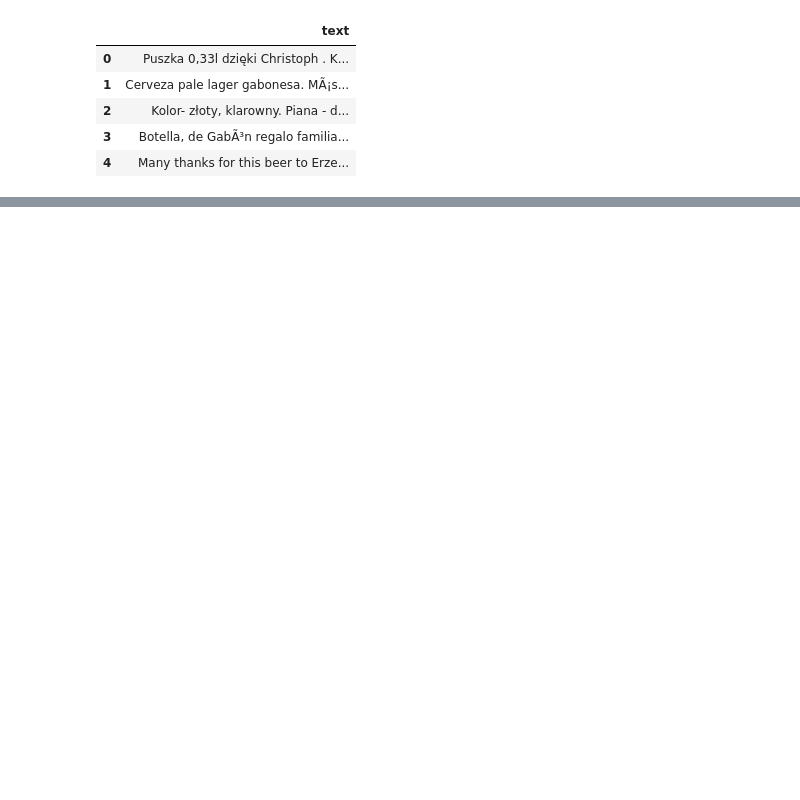
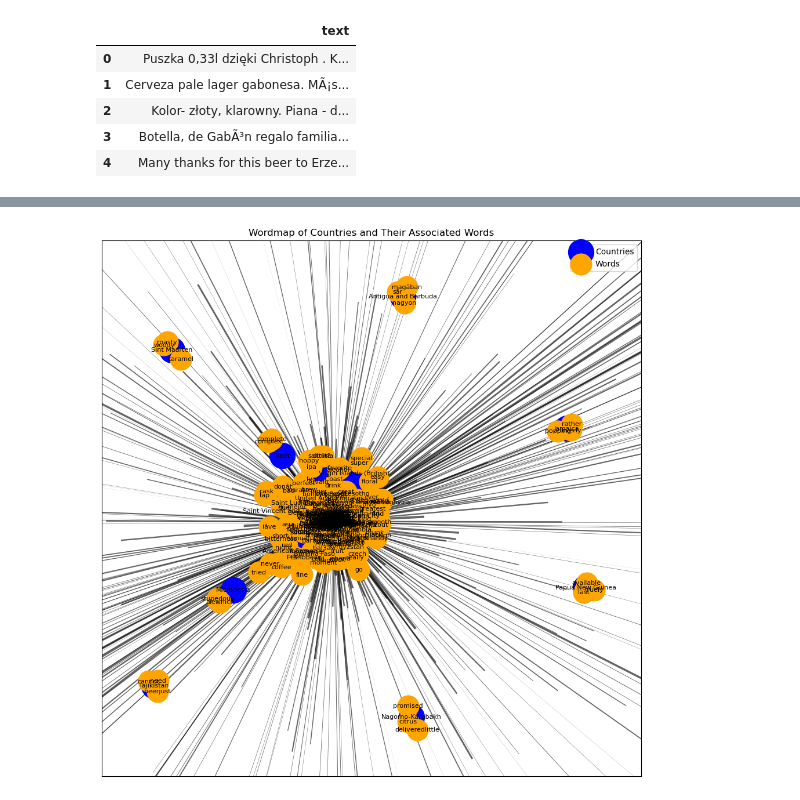
Before and after one commit to epfl-ada/ada-2024-project-sadamasochists, a Jupyter notebook: analysis/NLP.ipynb, the cells around one changed output, grey strips where cells are left out. Cells and saved outputs as stored; diff of their text form; code cells hidden in the pictures; blank space fills up the shorter version.

```diff
--- a/analysis/NLP.ipynb
+++ b/analysis/NLP.ipynb
@@ -67,0 +326,2 @@ df_ratings_text.head(5)
+# %%
+df['tokens_flat'] = df['tokens'].apply(lambda x: [item for sublist in x for item in sublist])
@@ -67,0 +350,3 @@ df_ratings_text.head(5)
+# %%
+# sort the df by country then by count
+histogram_df = histogram_df.sort_values(by=['country', 'count'], ascending=False)
@@ -67,0 +362,9 @@ df_ratings_text.head(5)
+# %%
+# show the top words for each country
+countries = histogram_df['country'].unique()
+top_words_per_country = pd.DataFrame(columns=['country', 'word', 'count'])
+for country in countries:
+    top_words_per_country = pd.concat([top_words_per_country, histogram_df[histogram_df['country'] == country].head(10)])
+# %%
+# for each country take the top 1 word (unless it's empty: '' or ' ') and drop duplicates
+top_words_per_country = top_words_per_country.where(top_words_per_country['word'] != '').where(top_words_per_country['word'] != ' ').groupby('country').head(3)
@@ -67,0 +404,41 @@ df_ratings_text.head(5)
+# %%
+
+# Create a wordmap using networkx
+G = nx.Graph()
+
+# Add countries and words as nodes
+countries = top_words_per_country['country'].unique()
+words = top_words_per_country['word'].unique()
+G.add_nodes_from(countries, type='country')
+G.add_nodes_from(words, type='word')
+
+# Add edges with weights based on count
+for _, row in top_words_per_country.iterrows():
+    G.add_edge(row['country'], row['word'], weight=row['count'])
+
+# Plot the graph
+plt.figure(figsize=(12, 12))
+
+# Generate positions for nodes
+pos = nx.spring_layout(G, seed=42)
+
+# Draw nodes with different colors based on type
+country_nodes = [node for node, attr in G.nodes(data=True) if attr['type'] == 'country']
+word_nodes = [node for node, attr in G.nodes(data=True) if attr['type'] == 'word']
+
+nx.draw_networkx_nodes(G, pos, nodelist=country_nodes, node_color='blue', label='Countries', node_size=1000)
+nx.draw_networkx_nodes(G, pos, nodelist=word_nodes, node_color='orange', label='Words', node_size=700)
+
+# Draw edges with transparency based on weight
+edges = G.edges(data=True)
+nx.draw_networkx_edges(G, pos, edgelist=edges, alpha=0.6, width=[edge[2]['weight'] / 5 for edge in edges])
+
+# Draw labels
+nx.draw_networkx_labels(G, pos, font_size=8)
+
+# Add legend and title
+plt.legend(scatterpoints=1, loc='upper right')
+plt.title("Wordmap of Countries and Their Associated Words")
+plt.show()
+# %% [output]
+[figure, added]
```
Also changed, not shown: parts of 37 cells of this notebook.
